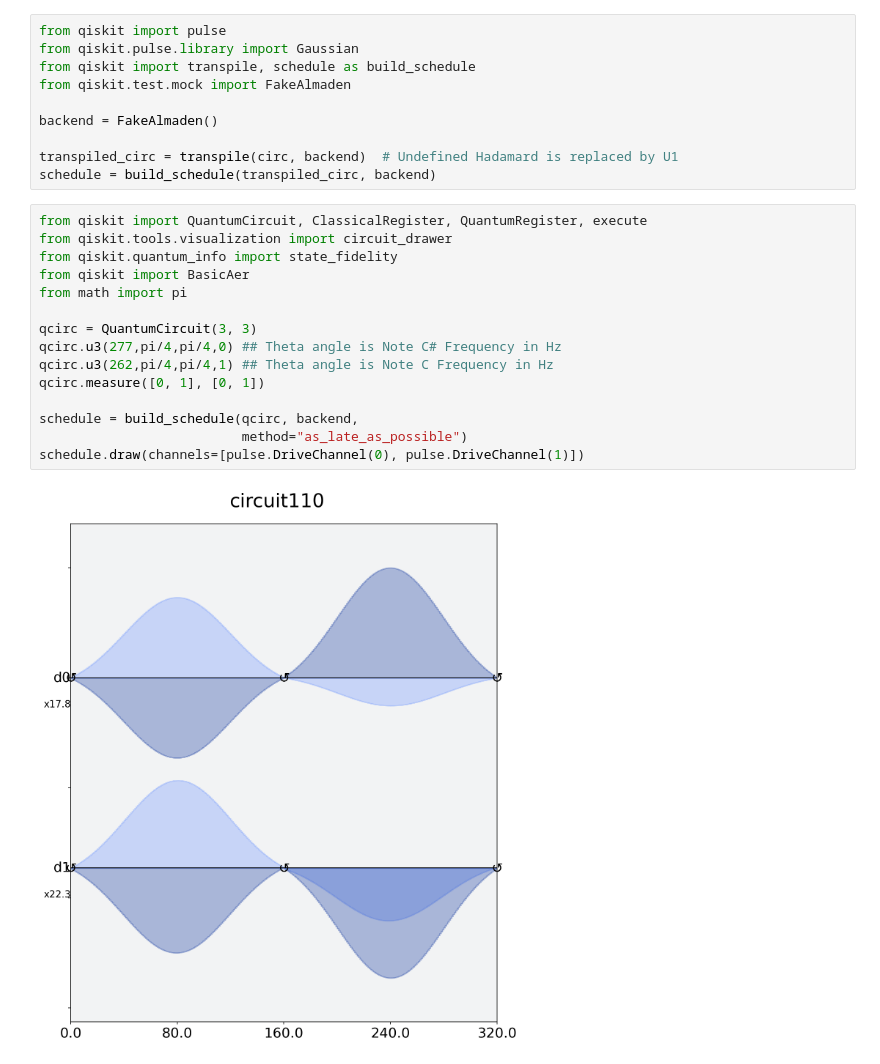
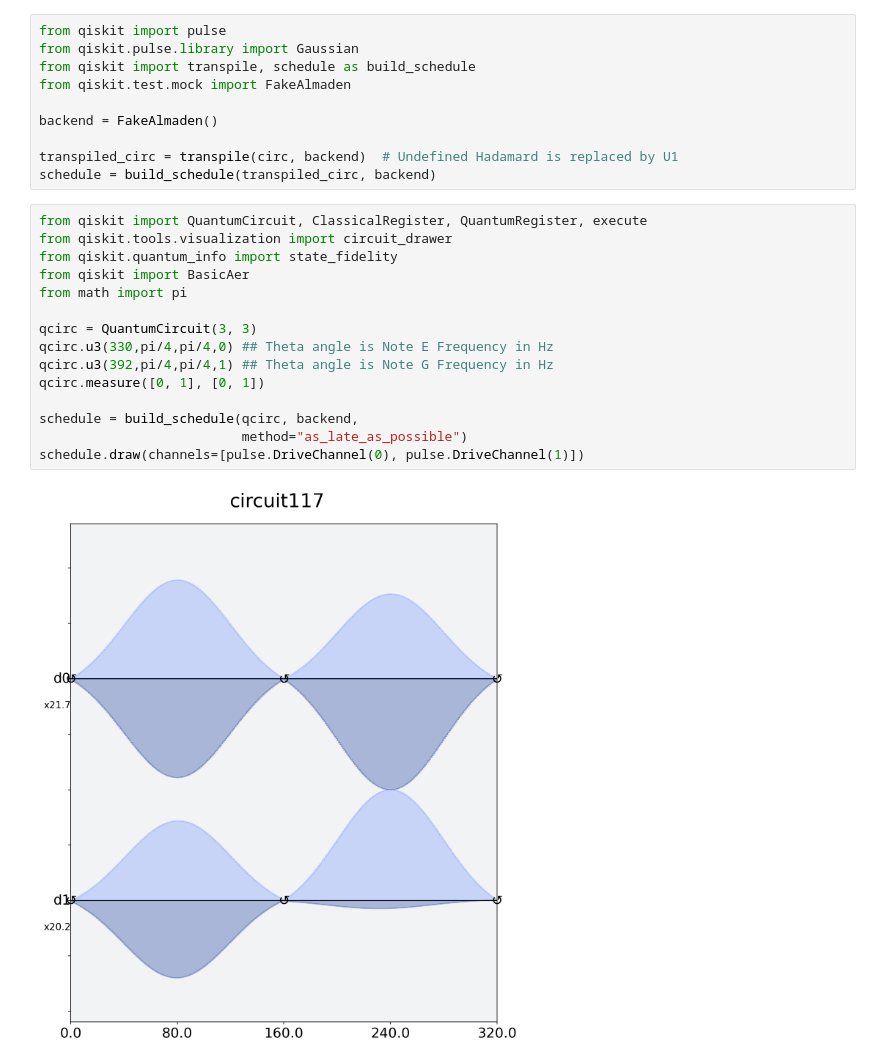
Before and after one commit to WiFisunset/qiskit-metal, a Jupyter notebook: Programs/QHACK_CHALLENGES/Pulse with Music Data.ipynb, the cells around one changed output. Drawn from its saved outputs; the diff is of its cells as text.

```diff
--- a/Programs/QHACK_CHALLENGES/Pulse with Music Data.ipynb
+++ b/Programs/QHACK_CHALLENGES/Pulse with Music Data.ipynb
@@ -11,17 +11,17 @@ schedule = build_schedule(transpiled_circ, backend)
 # %%
 from qiskit import QuantumCircuit, ClassicalRegister, QuantumRegister, execute
 from qiskit.tools.visualization import circuit_drawer
 from qiskit.quantum_info import state_fidelity
 from qiskit import BasicAer
 from math import pi
 
 qcirc = QuantumCircuit(3, 3)
-qcirc.u3(277,pi/4,pi/4,0) ## Theta angle is Note C# Frequency in Hz
-qcirc.u3(262,pi/4,pi/4,1) ## Theta angle is Note C Frequency in Hz
+qcirc.u3(330,pi/4,pi/4,0) ## Theta angle is Note E Frequency in Hz
+qcirc.u3(392,pi/4,pi/4,1) ## Theta angle is Note G Frequency in Hz
 qcirc.measure([0, 1], [0, 1])
 
 schedule = build_schedule(qcirc, backend,
                           method="as_late_as_possible")
 schedule.draw(channels=[pulse.DriveChannel(0), pulse.DriveChannel(1)])
 # %% [output]
-[figure, old version]
+[figure, new version]
```
